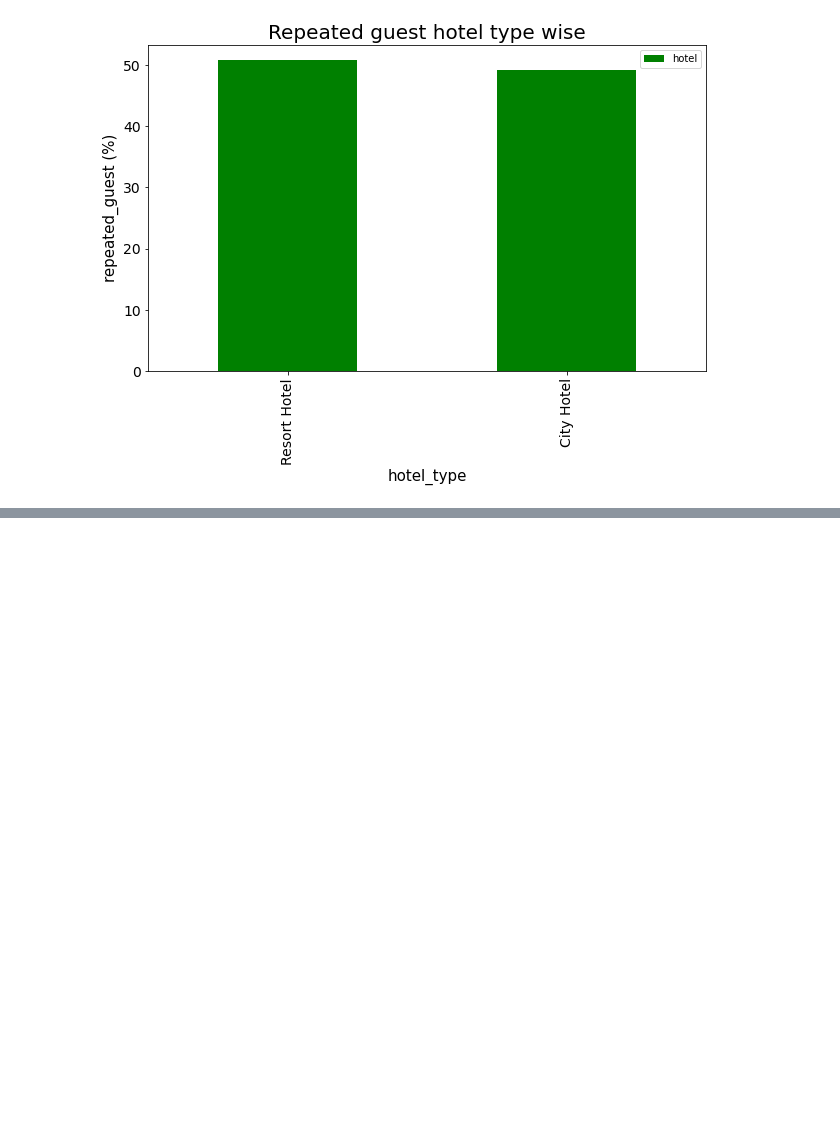
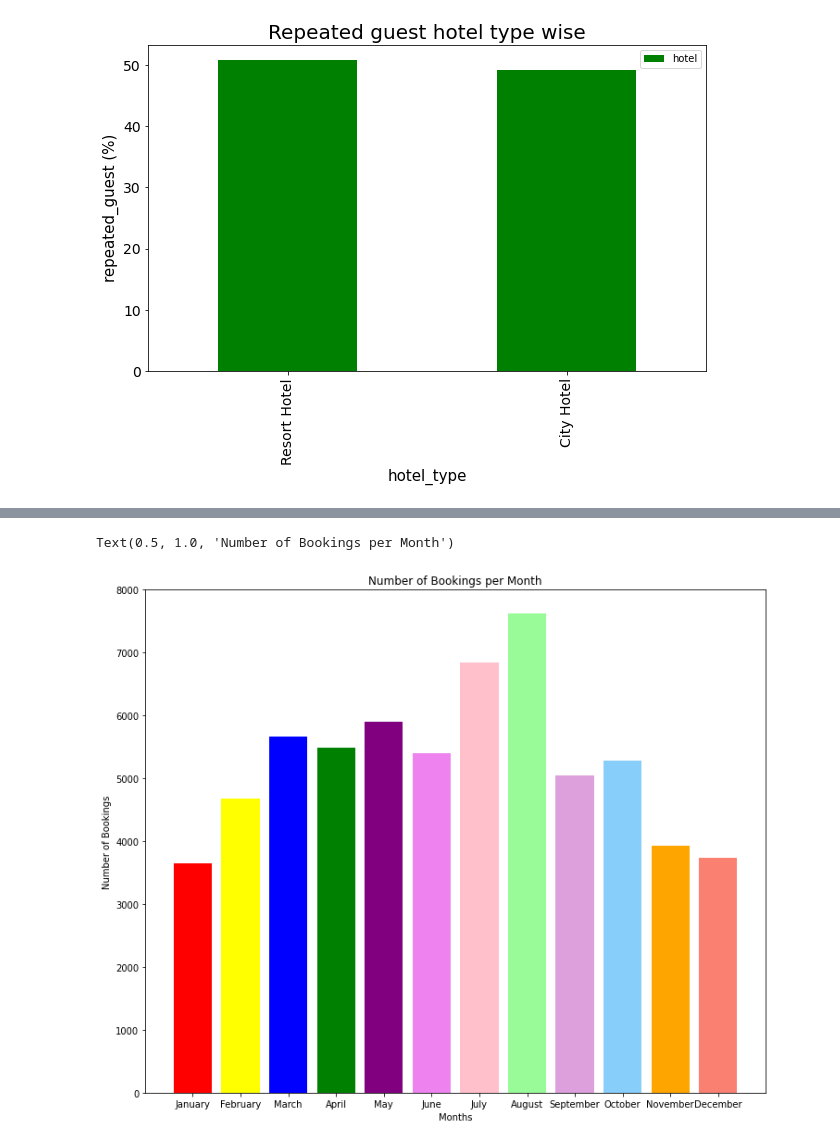
Before and after one commit to sahiljagtap11/Hotel_booking_analysis, a Jupyter notebook: SahilJ_commit_Copy_of_Final_Group_Hotel_Booking_Analysis_Capstone_Project.ipynb, the cells around one changed output, grey strips where cells are left out. Cells and saved outputs as stored; diff of their text form; code cells hidden in the pictures; blank space fills up the shorter version.

```diff
--- a/SahilJ_commit_Copy_of_Final_Group_Hotel_Booking_Analysis_Capstone_Project.ipynb
+++ b/SahilJ_commit_Copy_of_Final_Group_Hotel_Booking_Analysis_Capstone_Project.ipynb
@@ -266,0 +372,4 @@ Text(0, 0.5, 'repeated_guest (%)')
+# %%
+correct_order = ['January','February','March','April','May','June','July','August','September','October',
+                 'November','December']
+sorted_months = confirm_bookings['arrival_date_month'].value_counts().reindex(correct_order)
@@ -266,0 +379,11 @@ Text(0, 0.5, 'repeated_guest (%)')
+# %%
+x_axis = sorted_months.index
+y_axis = sorted_months
+plt.figure(figsize = (12,10))
+plt.bar(x_axis,y_axis, color = ['red','yellow','blue','green','purple','violet','pink','palegreen','plum','lightskyblue','orange','salmon'])
+plt.xlabel('Months')
+plt.ylabel('Number of Bookings')
+plt.title('Number of Bookings per Month')
+# %% [output]
+Text(0.5, 1.0, 'Number of Bookings per Month')
+[figure, added]
```
Also changed, not shown: parts of 24 cells of this notebook.
